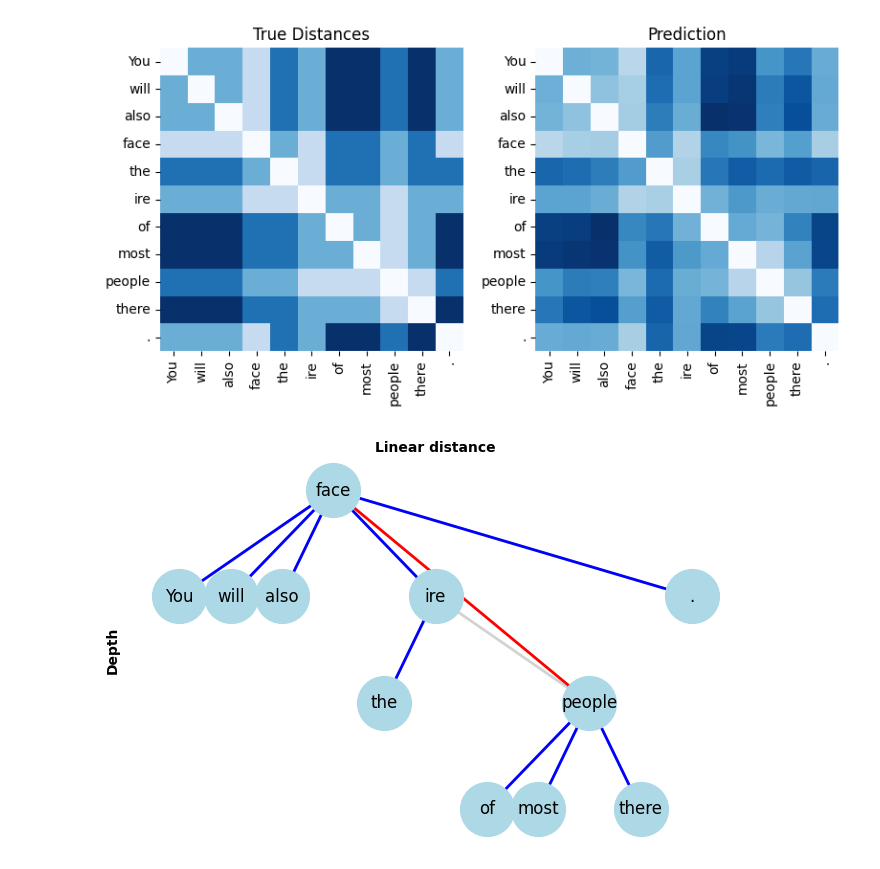
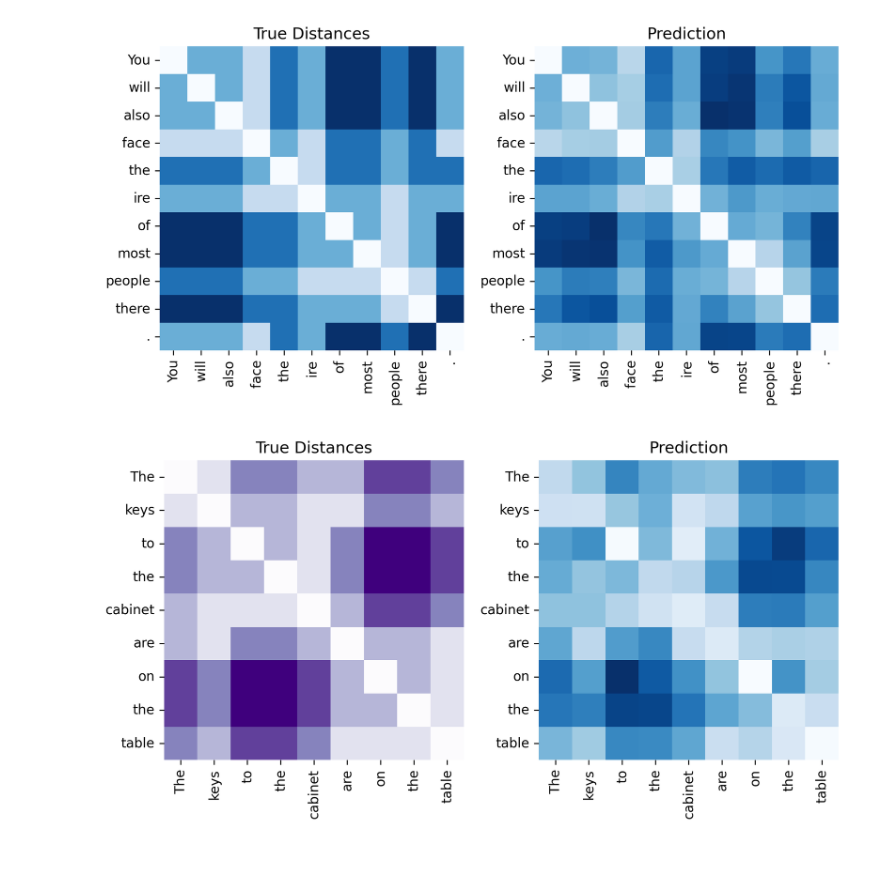
Before and after one commit to onjurgensen/structural-probes, a Jupyter notebook: test_notebook.ipynb, the cells around one changed output. Cells and saved outputs as stored; diff of their text form; code cells hidden in the pictures.

```diff
--- a/test_notebook.ipynb
+++ b/test_notebook.ipynb
@@ -567,0 +583,5 @@ plt.show()
+# %%
+import matplotlib as mpl
+
+mpl.rcParams['figure.dpi'] = 300       # higher DPI = crisper rendering
+mpl.rcParams['savefig.dpi'] = 300       # for saved files
@@ -747,9 +919,46 @@ plt.show()
 # %%
-mat, ids, root_dist, forms = distance_matrix_from_sentence(sentences[idx])
-fig, axs = plt.subplots(1, 1, figsize=(8, 5))
-graph_from_distance_matrix(mat, ids, root_dist, forms, ax=axs,
-                           preds=df_sent_1['prediction'][idx]
-                           )
+test_dict = {
+    "sentence": ("The", "keys", "to", "the", "cabinet", "are", "on", "the", "table"),
+    "length": 10,
+    "label": [[0, 1, 3, 3, 2, 2, 4, 4, 3], # the
+              [1, 0, 2, 2, 1, 1, 3, 3, 2], # keys
+              [3, 2, 0, 2, 1, 3, 5, 5, 4], # to
+              [3, 2, 2, 0, 1, 3, 5, 5, 4], # the
+              [2, 1, 1, 1, 0, 2, 4, 4, 3], # cabinet
+              [2, 1, 3, 3, 2, 0, 2, 2, 1], # are
+              [4, 3, 5, 5, 4, 2, 0, 2, 1], # on
+              [4, 3, 5, 5, 4, 2, 2, 0, 1], # the
+              [3, 2, 4, 4, 3, 1, 1, 1, 0]],# table
+
+    "root_dist": [2, 1, 3, 3, 2, 0, 2, 2, 1]
+}
+test_dict["prediction"] = np.array(test_dict["label"]) + np.random.normal(0, 0.5, size=(9, 9)) # add some noise
+test_dict["prediction"][4, 5] = 0.8
+test_dict["prediction"][5, 4] = 0.8
+
+idx = 1228
+fig, ax = plt.subplots(
+    nrows=1,
+    ncols=2,
+    figsize=(8, 4),
+    squeeze=False
+)
+
+# Set heatmaps
+sns.heatmap(test_dict['label'], cmap="Purples", ax=ax[0, 0], square=True, cbar= False)
+sns.heatmap(test_dict['prediction'], cmap="Blues", ax=ax[0, 1], square=True, cbar= False)
+
+# Set axis labels to the sentence tokens
+sentence_tokens = test_dict["sentence"]
+ax[0, 0].set_xticklabels(sentence_tokens, rotation=90)
+ax[0, 0].set_yticklabels(sentence_tokens, rotation=0)
+ax[0, 1].set_xticklabels(sentence_tokens, rotation=90)
+ax[0, 1].set_yticklabels(sentence_tokens, rotation=0)
+
+ax[0, 0].set_title("True Distances")
+ax[0, 1].set_title("Prediction")
+
+plt.tight_layout()
 plt.show()
 # %% [output]
-[figure, old version]
+[figure, new version]
```
Also changed, not shown: parts of 30 cells of this notebook.
